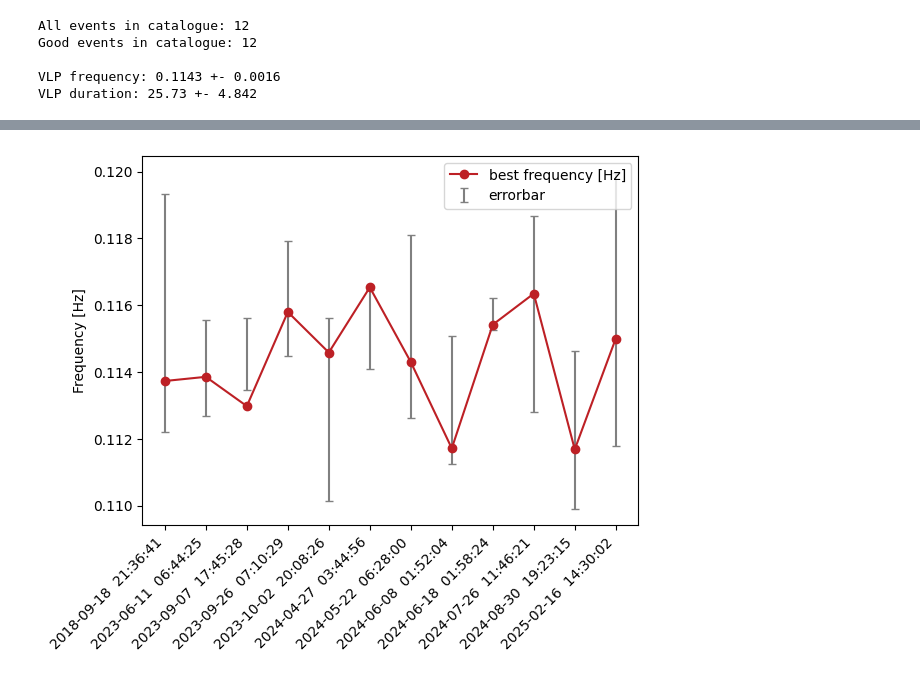
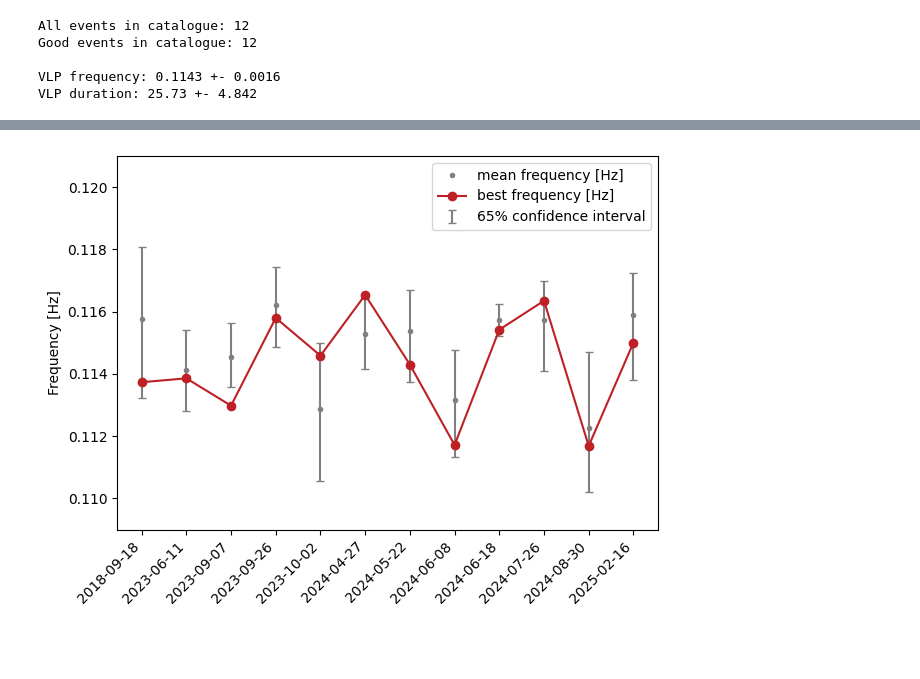
Before and after one commit to giacomorapagnani/CAMPI_FLEGREI_moment_tensor, a Jupyter notebook: codes/VLP_stats_read.ipynb, the cells around one changed output, grey strips where cells are left out. Saved outputs shown, nothing was run; the diff lists cells and outputs as text; code cells hidden in the pictures; blank space fills up the shorter version.

```diff
--- a/codes/VLP_stats_read.ipynb
+++ b/codes/VLP_stats_read.ipynb
@@ -34,6 +34,8 @@ event_name=[]
 freq=[]
 freq_mean=[]
 freq_std=[]
+freq_16=[]
+freq_84=[]
 
 duration=[]
 duration_mean=[]
@@ -50,7 +52,7 @@ for vrs in ['cmt_LP_oscill_']:
             fname = os.path.join(targetdir, 'stats.yaml')     # take BEST results
             VLP_stats=load(filename=fname)
             tmp_name=VLP_stats.problem.name[22:]
-            event_name.append(f'{tmp_name[:4]}-{tmp_name[5:7]}-{tmp_name[8:10]}  {tmp_name[11:13]}:{tmp_name[14:16]}:{tmp_name[17:19]}')
+            event_name.append(f'{tmp_name[:4]}-{tmp_name[5:7]}-{tmp_name[8:10]}')
 
             for stat in VLP_stats.parameter_stats_list:
                 if stat.name=='duration':
@@ -61,6 +63,8 @@ for vrs in ['cmt_LP_oscill_']:
                     freq.append(stat.best)
                     freq_mean.append(stat.mean)
                     freq_std.append(stat.std)
+                    freq_16.append(stat.percentile16)
+                    freq_84.append(stat.percentile84)
 
 mean_f=np.mean(freq)
 std_f=np.std(freq)
@@ -75,3 +79,14 @@ Good events in catalogue: 12
 
 VLP frequency: 0.1143 +- 0.0016
 VLP duration: 25.73 +- 4.842
+# %%
+freq_median=[]
+freq_err=[]
+period=[]
+for i,row in enumerate(freq_16):
+    tmp = (row+freq_84[i])/2
+    freq_median.append( tmp )
+    freq_err.append( freq_84[i]  - tmp )
+    period.append(1/freq[i])
+
+freq_err
@@ -78,9 +126,13 @@ VLP duration: 25.73 +- 4.842
 # %%
-plt.errorbar(event_name,freq_mean,freq_std,capsize=3,fmt='None',ecolor = "gray",label='errorbar')
+#plt.errorbar(event_name,freq_mean,freq_std,capsize=3,fmt='None',ecolor = "black",label='errorbar')
+plt.plot(event_name,freq_mean,'.',color='gray',label='mean frequency [Hz]')
+plt.errorbar(event_name,freq_median,freq_err,capsize=3,fmt='none',color='gray',ecolor = "gray",label=f'65% confidence interval')
 plt.plot(event_name,freq,'o-',color='#BD2025',label='best frequency [Hz]')
 plt.ylabel('Frequency [Hz]')
 plt.xticks(rotation=45, ha='right')
+plt.ylim(0.109,0.121)
 plt.legend(loc=1)
+plt.tight_layout()
 plt.savefig('/Users/giaco/UNI/PhD_CODE/GIT/CAMPI_FLEGREI_moment_tensor/PLOTS/PAPER/SF8/resonant_frequency_trend.pdf')
 # %% [output]
-[figure, old version]
+[figure, new version]
```
Also changed, not shown: parts of 2 cells of this notebook, 2 other files.
